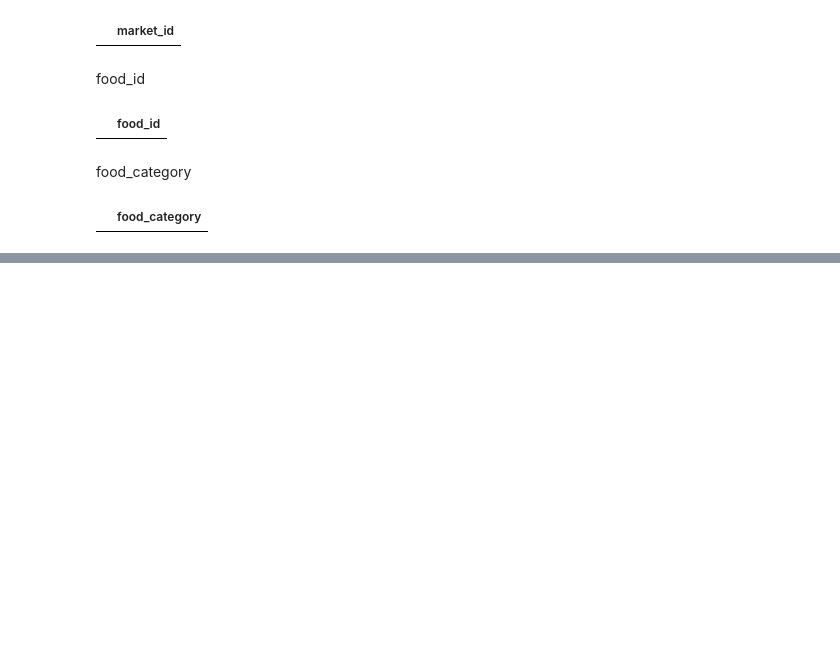
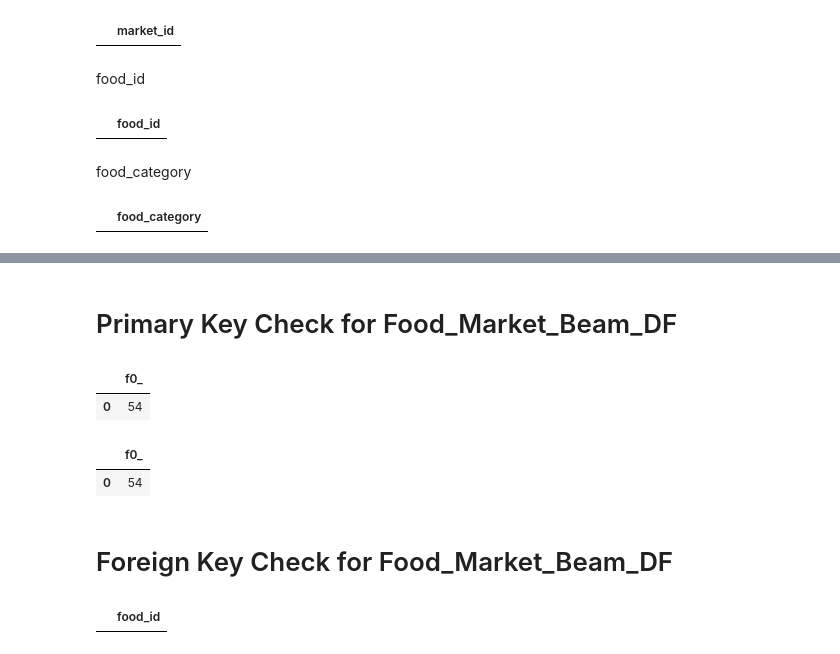
Before and after one commit to anarod1711/Bme-ase, a Jupyter notebook: USDA_ERS_modeled.ipynb, the cells around one changed output, grey strips where cells are left out. Saved outputs shown, nothing was run; the diff lists cells and outputs as text; code cells hidden in the pictures; blank space fills up the shorter version.

```diff
--- a/USDA_ERS_modeled.ipynb
+++ b/USDA_ERS_modeled.ipynb
@@ -328,0 +276,25 @@ where gd.division_id is null
+# %% [markdown]
+# Primary Key Check for Food_Market_Beam_DF
+# %%
+%%bigquery
+SELECT count(*) from USDA_ERS_modeled.Food_Market_Beam_DF
+# %% [output]
+|  | f0_ |
+| 0 | 54 |
+# %%
+%%bigquery
+SELECT count(distinct food_id) from USDA_ERS_modeled.Food_Market_Beam_DF
+# %% [output]
+|  | f0_ |
+| 0 | 54 |
+# %% [markdown]
+# Foreign Key Check for Food_Market_Beam_DF
+# %%
+%%bigquery
+SELECT fm.food_id
+FROM USDA_ERS_modeled.Food_Market_Beam_DF fm
+LEFT OUTER JOIN USDA_ERS_modeled.Foods f
+ON fm.food_id = f.food_id
+WHERE f.food_id IS NULL
+# %% [output]
+|  | food_id |
```
Also changed, not shown: parts of 49 cells of this notebook, 7 other files.
